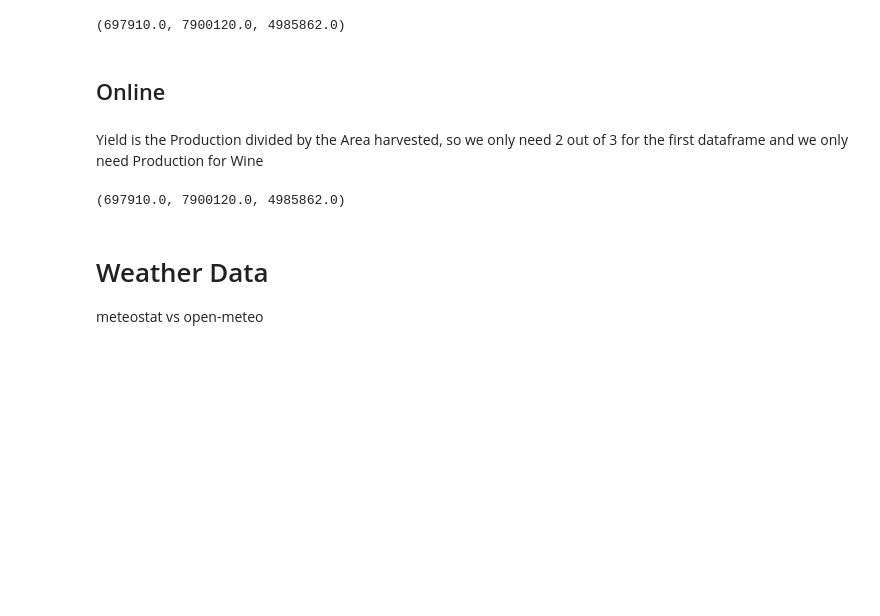
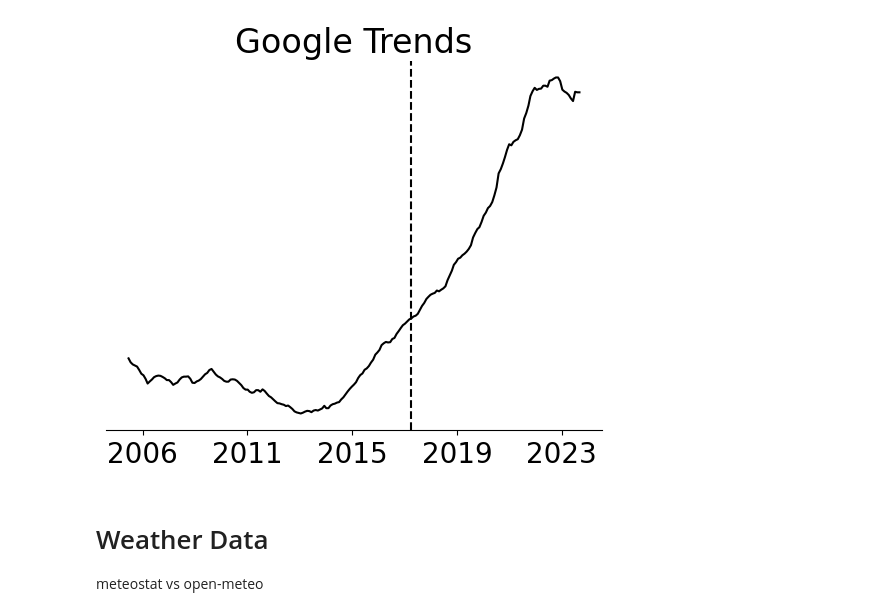
Before and after one commit to trashpanda-ai/Factsheet-Automation, a Jupyter notebook: Scraping/Enrichment Data.ipynb, the cells around one changed output. Cells and saved outputs as stored; diff of their text form; code cells hidden in the pictures; blank space fills up the shorter version.

Commit message:
added functions

```diff
--- a/Scraping/Enrichment Data.ipynb
+++ b/Scraping/Enrichment Data.ipynb
@@ -3,6 +2,0 @@
-# %%
-#Setup and Import Required Libraries
-from pytrends.request import TrendReq
-
-
-pytrends = TrendReq(hl='en-US', tz=360, retries=3, backoff_factor=0.1 )
@@ -15,11 +2,0 @@ currentyear = now.year
-# %%
-# build payload
-
-keyword = "Cabernet" # list of keywords to get data
-year = 2011
-timeframe = f'2004-01-01 {currentyear}-12-31' # time frame for data
-pytrends.build_payload([keyword], cat=0, timeframe=timeframe) # build payload
-# %%
-data = pytrends.interest_over_time()
-data = data.reset_index()
-data
@@ -40,6 +2,0 @@ data
-# %%
-# Assuming 'data' is your DataFrame and 'date' and 'value' are columns
-data.set_index('date', inplace=True)
-
-# Compute the rolling mean with a window size of 7
-data['smooth'] = data['Cabernet'].rolling(window=30).mean()
@@ -192,22 +98,0 @@ wine = pd.read_parquet('data/wine.parquet')
-# %%
-# get the data from the df grapes for the year 2011 and the area Argentina
-#make this a def function
-def get_data(df, year, area):
-    return df.loc[(df['Year'] == str(year)) & (df['Area'] == area)]
-
-# make def to get data of Column "Value" for Element = "Area harvested"
-def get_value(df, element):
-    return float(df.loc[df['Element'] == element]['Value'])
-
-# make def to get three values for a country and year
-def get_three_values(grapes, wine, country, year):
-    df1 = get_data(grapes, year, country)
-    df2 = get_data(wine, year, country)
-    return get_value(df1, 'Area harvested'), get_value(df1, 'Production'), get_value(df2, 'Production')
-
-# get three values for a country and year
-get_three_values(grapes, wine, 'Italy', '2019')
-# %% [output]
-(697910.0, 7900120.0, 4985862.0)
-# %% [markdown]
-## Online
@@ -224,20 +99,8 @@ d1,d2 = get_country_data('Italy', '2019')
-# %% [markdown]
-Yield is the Production divided by the Area harvested, so we only need 2 out of 3 for the first dataframe
-and we only need Production for Wine
-# %%
-# make def to get data of Column "Value" for Element = "Area harvested"
-def get_value(df, element):
-    return float(df.loc[df['Element'] == element]['Value'])
-
-# make def to get three values for a country and year
-def get_three_values(country, year):
-    df1, df2 = get_country_data(country, year)
-    return get_value(df1, 'Area harvested'), get_value(df1, 'Production'), get_value(df2, 'Production')
-
-# get three values for a country and year
-get_three_values('Italy', '2019')
-# %% [output]
-(697910.0, 7900120.0, 4985862.0)
+# %%
+# example for the keyword "Primitivo" and the year 2017
+export_plot('Primitivo', 2017)
+# %% [output]
+[figure, added]
 # %% [markdown]
 # Weather Data
 meteostat vs open-meteo
```
Also changed, not shown: parts of 27 cells of this notebook, 2 other files.
